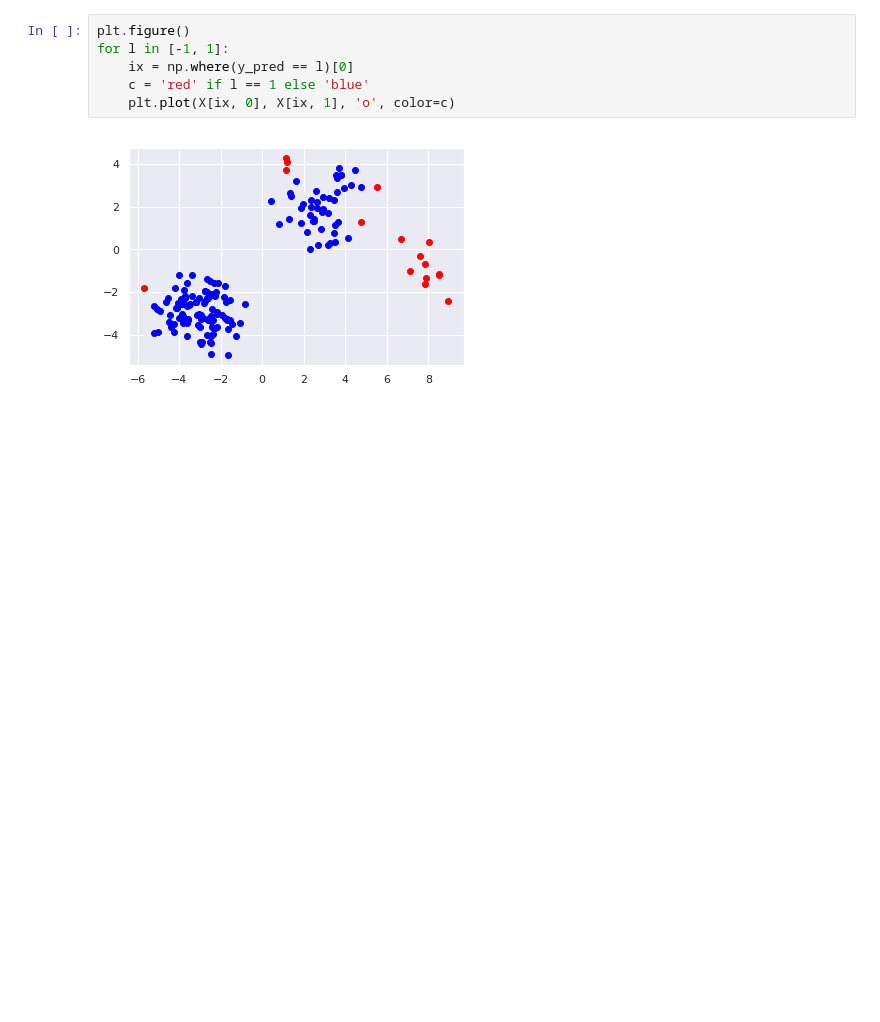
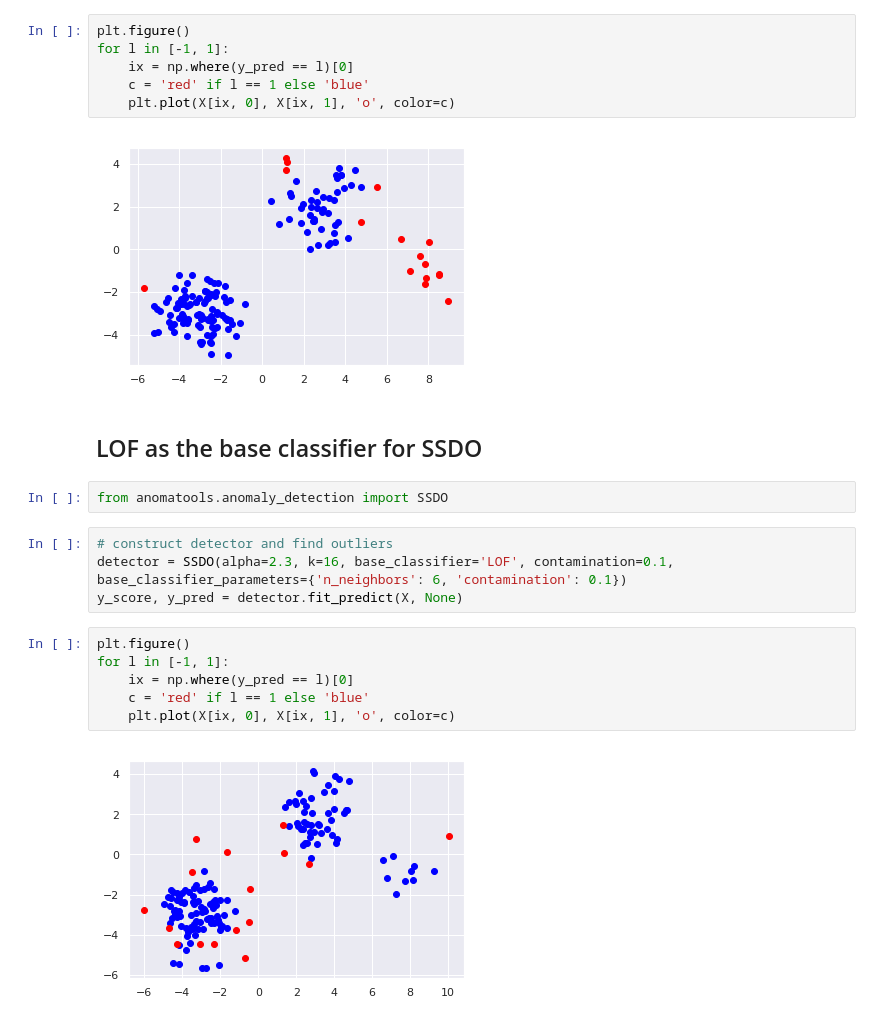
Before and after one commit to Vincent-Vercruyssen/anomatools, a Jupyter notebook: notebooks/Unsupervised_detection_test.ipynb, the cells around one changed output. Cells and saved outputs as stored; diff of their text form; blank space fills up the shorter version.

Commit message:
extend SSDO so it can use LOF as its base classifier

```diff
--- a/notebooks/Unsupervised_detection_test.ipynb
+++ b/notebooks/Unsupervised_detection_test.ipynb
@@ -58,3 +58,19 @@ for l in [-1, 1]:
     plt.plot(X[ix, 0], X[ix, 1], 'o', color=c)
 # %% [output]
 [figure]
+# %% [markdown]
+## LOF as the base classifier for SSDO
+# %%
+from anomatools.anomaly_detection import SSDO
+# %%
+# construct detector and find outliers
+detector = SSDO(alpha=2.3, k=16, base_classifier='LOF', contamination=0.1, base_classifier_parameters={'n_neighbors': 6, 'contamination': 0.1})
+y_score, y_pred = detector.fit_predict(X, None)
+# %%
+plt.figure()
+for l in [-1, 1]:
+    ix = np.where(y_pred == l)[0]
+    c = 'red' if l == 1 else 'blue'
+    plt.plot(X[ix, 0], X[ix, 1], 'o', color=c)
+# %% [output]
+[figure, added]
```
Also changed, not shown: parts of 1 cell of this notebook, 1 other file.
